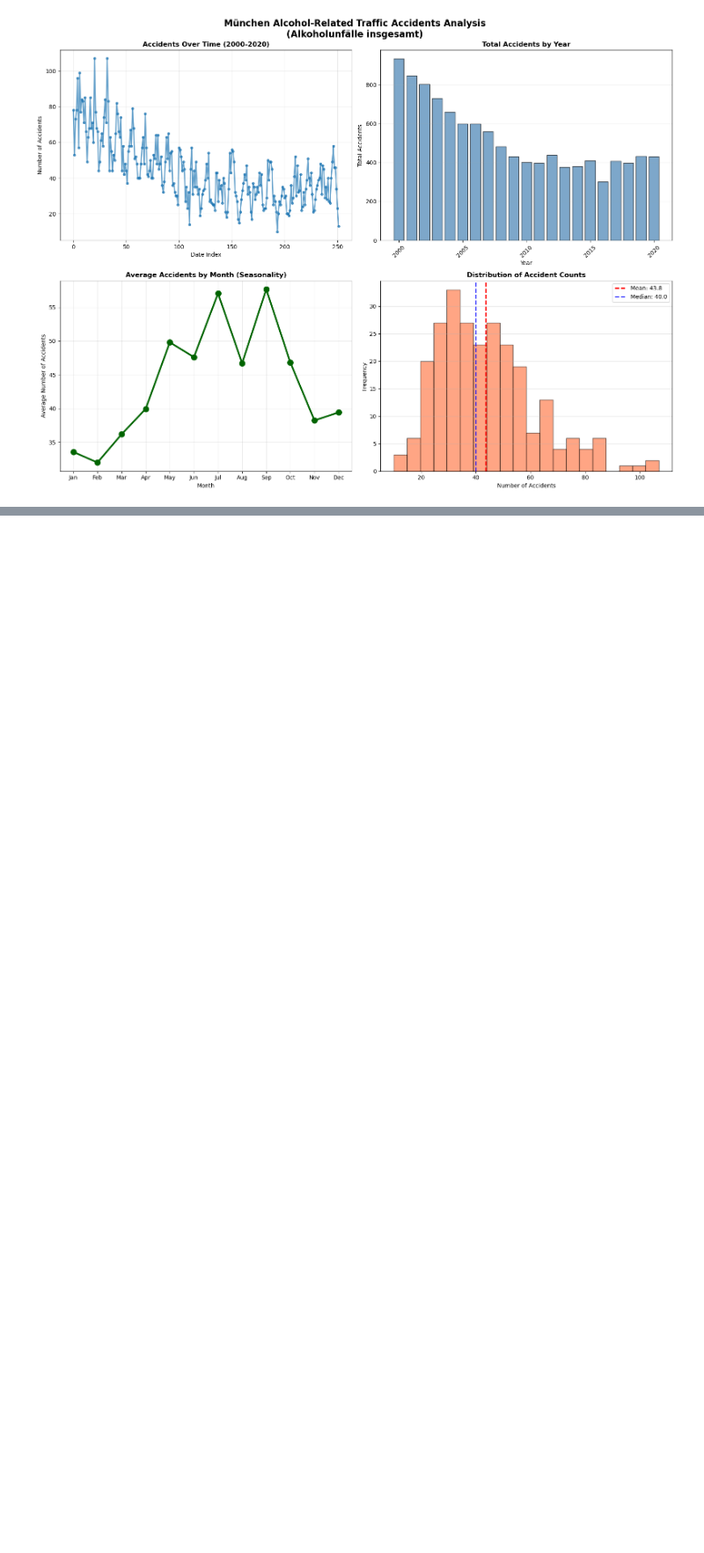
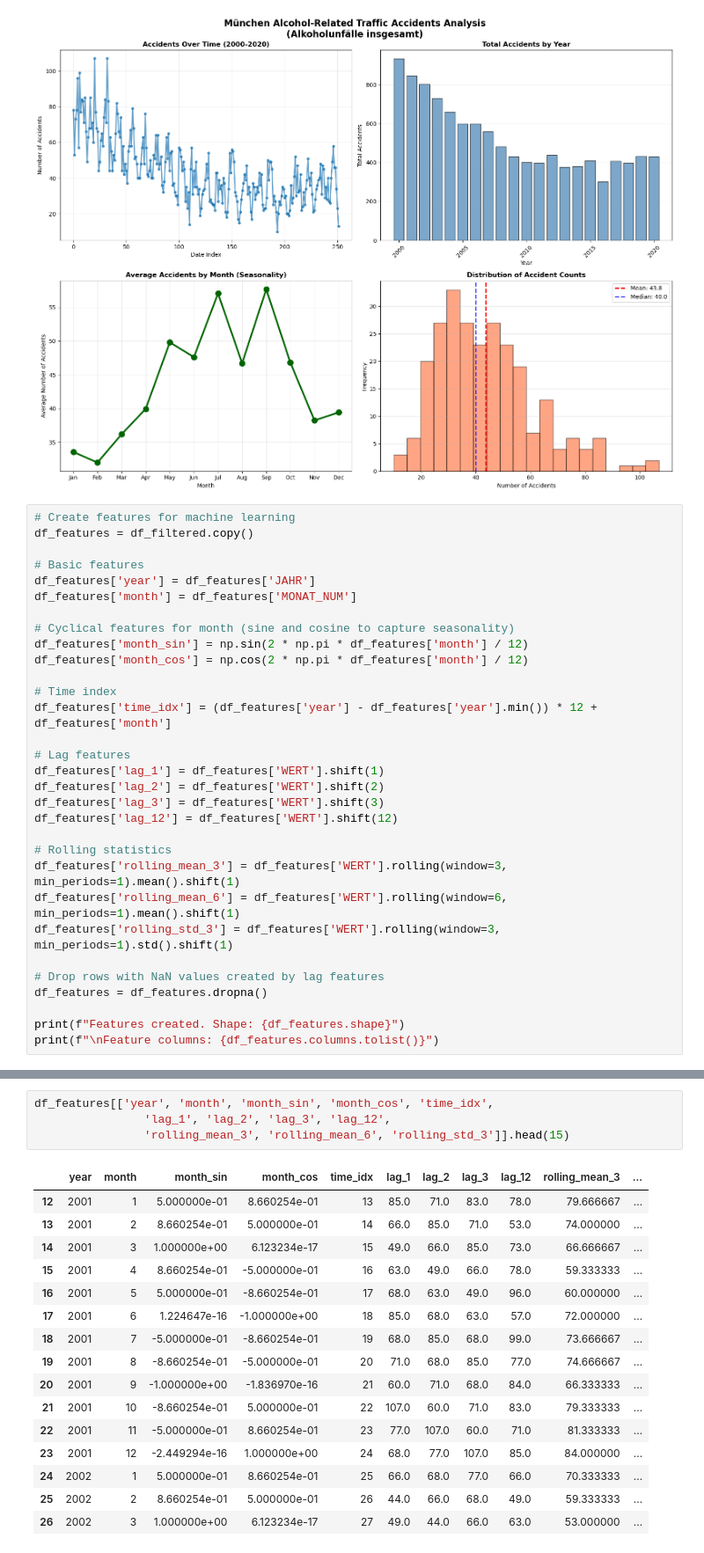
Before and after one commit to lokesh12190/AI-munich-traffic-accident-forecasting-, a Jupyter notebook: main.ipynb, the cells around one changed output, grey strips where cells are left out. Shown at 88% size. Saved outputs shown, nothing was run; the diff lists cells and outputs as text; blank space fills up the shorter version.

```diff
--- a/main.ipynb
+++ b/main.ipynb
@@ -272,3 +272,34 @@ plt.savefig('historical_accidents_visualization.png', dpi=300, bbox_inches='tigh
 plt.show()
 # %% [output]
 [figure]
+# %%
+# Create features for machine learning
+df_features = df_filtered.copy()
+
+# Basic features
+df_features['year'] = df_features['JAHR']
+df_features['month'] = df_features['MONAT_NUM']
+
+# Cyclical features for month (sine and cosine to capture seasonality)
+df_features['month_sin'] = np.sin(2 * np.pi * df_features['month'] / 12)
+df_features['month_cos'] = np.cos(2 * np.pi * df_features['month'] / 12)
+
+# Time index
+df_features['time_idx'] = (df_features['year'] - df_features['year'].min()) * 12 + df_features['month']
+
+# Lag features
+df_features['lag_1'] = df_features['WERT'].shift(1)
+df_features['lag_2'] = df_features['WERT'].shift(2)
+df_features['lag_3'] = df_features['WERT'].shift(3)
+df_features['lag_12'] = df_features['WERT'].shift(12)
+
+# Rolling statistics
+df_features['rolling_mean_3'] = df_features['WERT'].rolling(window=3, min_periods=1).mean().shift(1)
+df_features['rolling_mean_6'] = df_features['WERT'].rolling(window=6, min_periods=1).mean().shift(1)
+df_features['rolling_std_3'] = df_features['WERT'].rolling(window=3, min_periods=1).std().shift(1)
+
+# Drop rows with NaN values created by lag features
+df_features = df_features.dropna()
+
+print(f"Features created. Shape: {df_features.shape}")
+print(f"\nFeature columns: {df_features.columns.tolist()}")
@@ -274,0 +310,21 @@ plt.show()
+# %%
+df_features[['year', 'month', 'month_sin', 'month_cos', 'time_idx',
+                'lag_1', 'lag_2', 'lag_3', 'lag_12',
+                'rolling_mean_3', 'rolling_mean_6', 'rolling_std_3']].head(15)
+# %% [output]
+|  | year | month | month_sin | month_cos | time_idx | lag_1 | lag_2 | lag_3 | lag_12 | rolling_mean_3 | ... |
+| 12 | 2001 | 1 | 5.000000e-01 | 8.660254e-01 | 13 | 85.0 | 71.0 | 83.0 | 78.0 | 79.666667 | ... |
+| 13 | 2001 | 2 | 8.660254e-01 | 5.000000e-01 | 14 | 66.0 | 85.0 | 71.0 | 53.0 | 74.000000 | ... |
+| 14 | 2001 | 3 | 1.000000e+00 | 6.123234e-17 | 15 | 49.0 | 66.0 | 85.0 | 73.0 | 66.666667 | ... |
+| 15 | 2001 | 4 | 8.660254e-01 | -5.000000e-01 | 16 | 63.0 | 49.0 | 66.0 | 78.0 | 59.333333 | ... |
+| 16 | 2001 | 5 | 5.000000e-01 | -8.660254e-01 | 17 | 68.0 | 63.0 | 49.0 | 96.0 | 60.000000 | ... |
+| 17 | 2001 | 6 | 1.224647e-16 | -1.000000e+00 | 18 | 85.0 | 68.0 | 63.0 | 57.0 | 72.000000 | ... |
+| 18 | 2001 | 7 | -5.000000e-01 | -8.660254e-01 | 19 | 68.0 | 85.0 | 68.0 | 99.0 | 73.666667 | ... |
+| 19 | 2001 | 8 | -8.660254e-01 | -5.000000e-01 | 20 | 71.0 | 68.0 | 85.0 | 77.0 | 74.666667 | ... |
+| 20 | 2001 | 9 | -1.000000e+00 | -1.836970e-16 | 21 | 60.0 | 71.0 | 68.0 | 84.0 | 66.333333 | ... |
+| 21 | 2001 | 10 | -8.660254e-01 | 5.000000e-01 | 22 | 107.0 | 60.0 | 71.0 | 83.0 | 79.333333 | ... |
+| 22 | 2001 | 11 | -5.000000e-01 | 8.660254e-01 | 23 | 77.0 | 107.0 | 60.0 | 71.0 | 81.333333 | ... |
+| 23 | 2001 | 12 | -2.449294e-16 | 1.000000e+00 | 24 | 68.0 | 77.0 | 107.0 | 85.0 | 84.000000 | ... |
+| 24 | 2002 | 1 | 5.000000e-01 | 8.660254e-01 | 25 | 66.0 | 68.0 | 77.0 | 66.0 | 70.333333 | ... |
+| 25 | 2002 | 2 | 8.660254e-01 | 5.000000e-01 | 26 | 44.0 | 66.0 | 68.0 | 49.0 | 59.333333 | ... |
+| 26 | 2002 | 3 | 1.000000e+00 | 6.123234e-17 | 27 | 49.0 | 44.0 | 66.0 | 63.0 | 53.000000 | ... |
```
Also changed, not shown: parts of 2 cells of this notebook.
